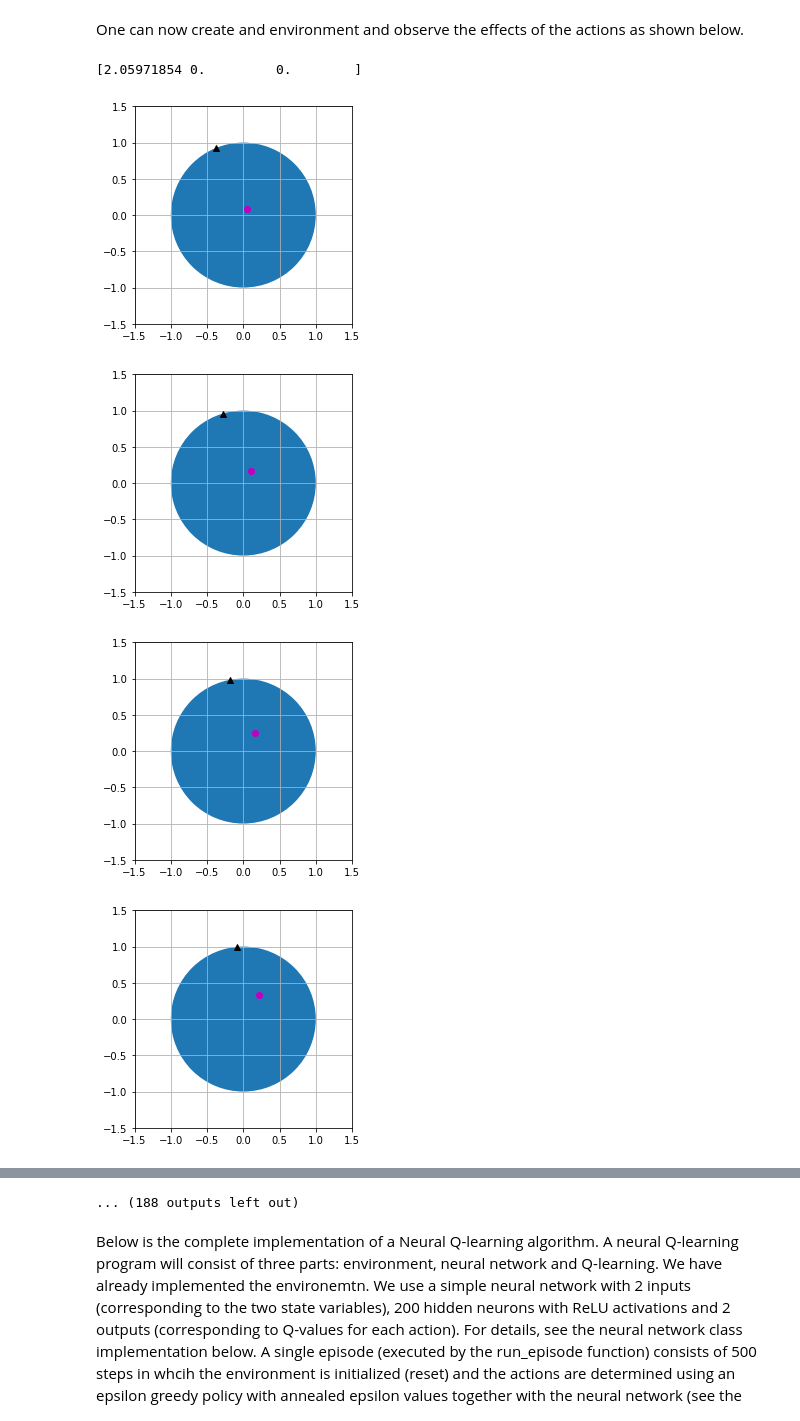
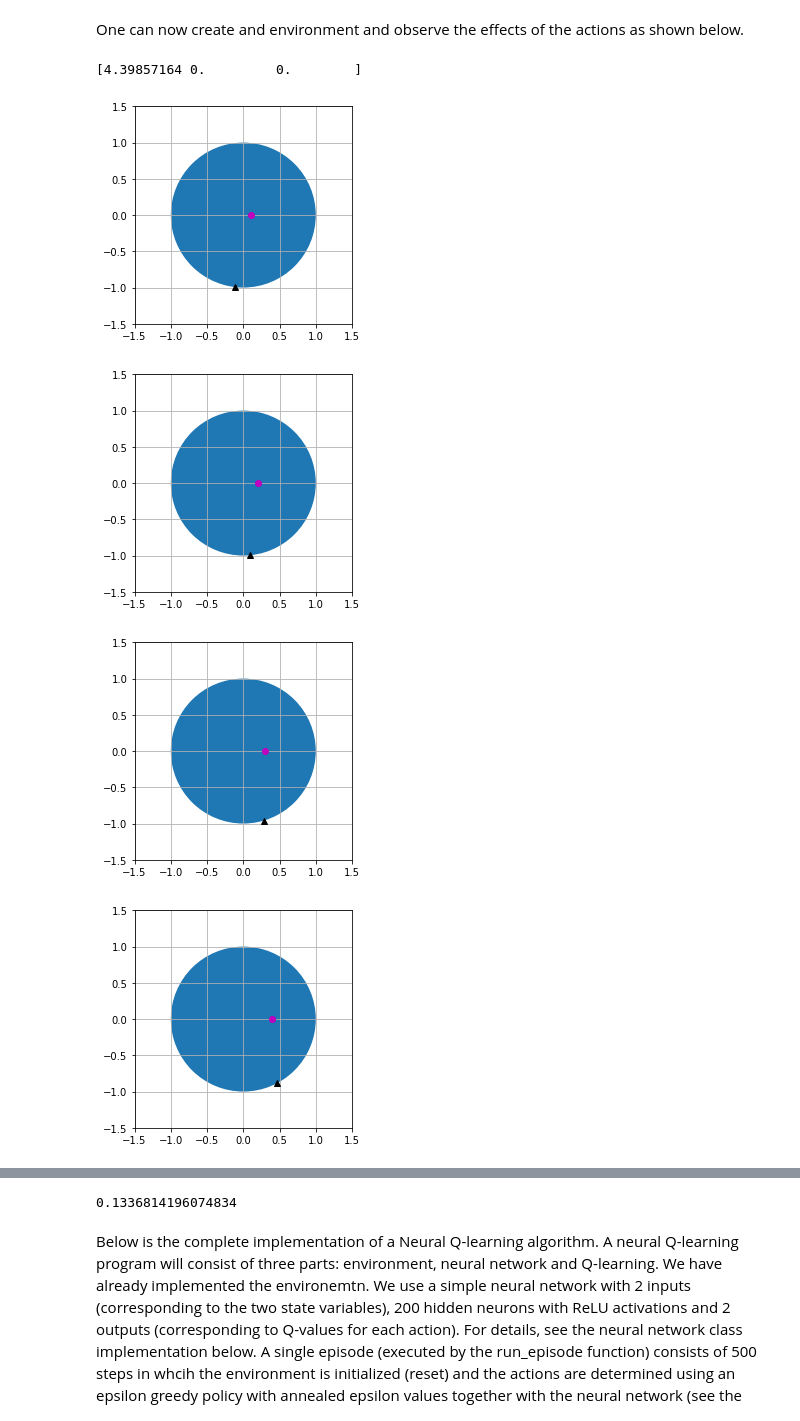
Before and after one commit to foxtrotmike/RL-MagLev, a Jupyter notebook: RL-cat-mouse.ipynb, the cells around one changed output, grey strips where cells are left out. Cells and saved outputs as stored; diff of their text form; code cells hidden in the pictures.

```diff
--- a/RL-cat-mouse.ipynb
+++ b/RL-cat-mouse.ipynb
@@ -91,7 +91,7 @@ class CatMouse(gym.Env):
         logging.info("Cat-Mouse - Version {}".format(self.__version__))
 
         self.timestep = 0.01 #time step in every action
-        self.m = 1
+        self.m = 2
         self.d = 0.1
 
 
@@ -167,7 +167,7 @@ class CatMouse(gym.Env):
         force is active.
         """
 
-        plt.figure(figid)
+        plt.figure(figid);plt.ion()
         circle= plt.Circle((0,0), radius= self.R)
         pc = rect(self.R,self.tc)
         pm = self.pm
@@ -221,15 +221,16 @@ One can now create and environment and observe the effects of the actions as sho
 # %%
 env = CatMouse()
 s = env._get_state()
 print(env)
 for _ in range(500):
-  obs, reward, done, _ = env.step(1.0)
+  obs, reward, done, _ = env.step(0.0)
   env.render()
   if done:
+    print(reward)
     break
 # %% [output]
-[2.05971854 0.         0.        ]
+[4.39857164 0.         0.        ]
-[figure, old version]
+[figure, new version]
-[figure, old version]
+[figure, new version]
-[figure, old version]
+[figure, new version]
-[figure, old version]
+[figure, new version]
@@ -243,4 +244,4 @@ for _ in range(500):
-... (188 outputs left out)
+0.1336814196074834
 # %% [markdown]
 Below is the complete implementation of a Neural Q-learning algorithm. A neural Q-learning program will consist of three parts: environment, neural network and Q-learning. We have already implemented the environemtn. We use a simple neural network with 2 inputs (corresponding to the two state variables), 200 hidden neurons with ReLU activations and 2 outputs (corresponding to Q-values for each action). For details, see the neural network class implementation below.  A single episode (executed by the run_episode function) consists of 500 steps in whcih the environment is initialized (reset) and the actions are determined using an epsilon greedy policy with annealed epsilon values together with the neural network (see the select_action function). At each step, the neural network picks up 64 examples at random and uses them to learn the Q-function (see the learn function). The number of episodes is set to 70. It is important to note that the only information of the environment visible to neural network is the one given by the environment (position, velocity and reward). The internal workings of the environment are not visible to Q-learning. We have a Q-learning rate of 1.0 and a discount factor of 0.98 since the environment is deterministric. The target position is 5.0.
 # %%
```
Also changed, not shown: parts of 2 cells of this notebook.
